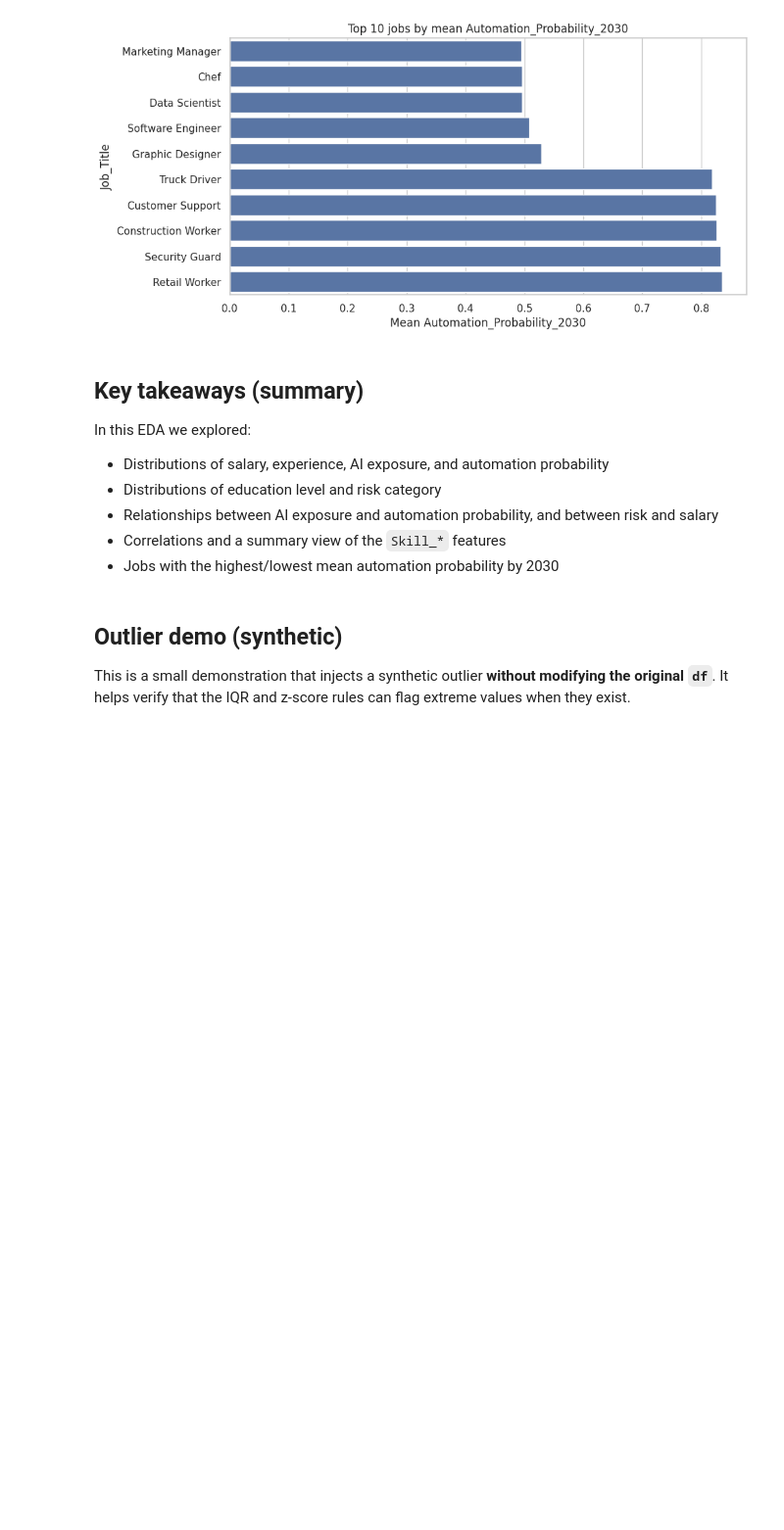
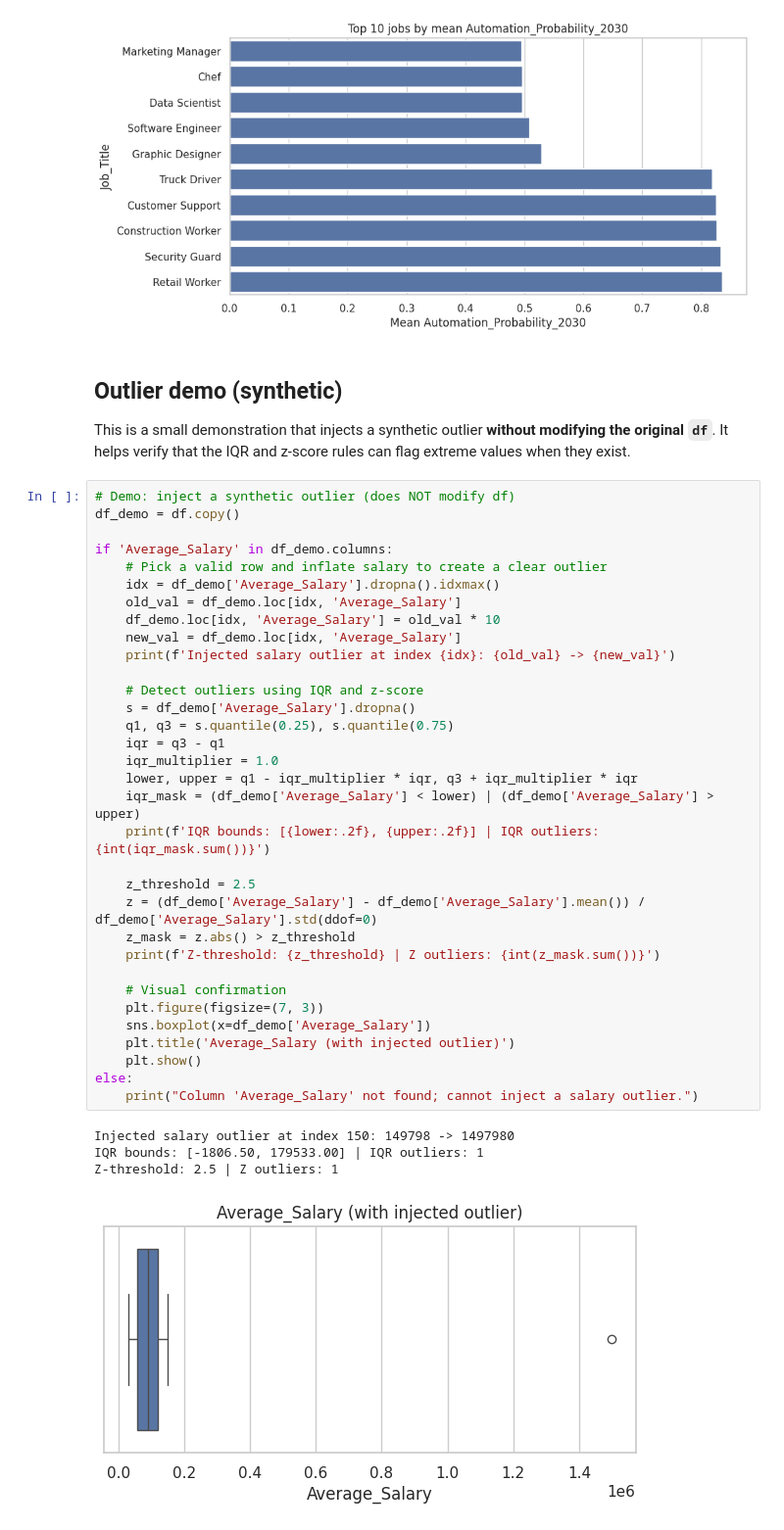
Before and after one commit to AlexandreVilaca1/ai-impact, a Jupyter notebook: EDA.ipynb, the cells around one changed output. Shown at 98% size. Saved outputs shown, nothing was run; the diff lists cells and outputs as text; blank space fills up the shorter version.

```diff
--- a/EDA.ipynb
+++ b/EDA.ipynb
@@ -423,17 +403,45 @@ if {'Job_Title', 'Automation_Probability_2030'}.issubset(df.columns):
 | Research Scientist | 0.174161 |
 | AI Engineer | 0.172214 |
 [figure]
-# %% [markdown]
-## Key takeaways (summary)
-
-In this EDA we explored:
-
-- Distributions of salary, experience, AI exposure, and automation probability
-- Distributions of education level and risk category
-- Relationships between AI exposure and automation probability, and between risk and salary
-- Correlations and a summary view of the `Skill_*` features
-- Jobs with the highest/lowest mean automation probability by 2030
 # %% [markdown]
 ## Outlier demo (synthetic)
 
 This is a small demonstration that injects a synthetic outlier **without modifying the original `df`**. It helps verify that the IQR and z-score rules can flag extreme values when they exist.
+# %%
+# Demo: inject a synthetic outlier (does NOT modify df)
+df_demo = df.copy()
+
+if 'Average_Salary' in df_demo.columns:
+    # Pick a valid row and inflate salary to create a clear outlier
+    idx = df_demo['Average_Salary'].dropna().idxmax()
+    old_val = df_demo.loc[idx, 'Average_Salary']
+    df_demo.loc[idx, 'Average_Salary'] = old_val * 10
+    new_val = df_demo.loc[idx, 'Average_Salary']
+    print(f'Injected salary outlier at index {idx}: {old_val} -> {new_val}')
+
+    # Detect outliers using IQR and z-score
+    s = df_demo['Average_Salary'].dropna()
+    q1, q3 = s.quantile(0.25), s.quantile(0.75)
+    iqr = q3 - q1
+    iqr_multiplier = 1.0
+    lower, upper = q1 - iqr_multiplier * iqr, q3 + iqr_multiplier * iqr
+    iqr_mask = (df_demo['Average_Salary'] < lower) | (df_demo['Average_Salary'] > upper)
+    print(f'IQR bounds: [{lower:.2f}, {upper:.2f}] | IQR outliers: {int(iqr_mask.sum())}')
+
+    z_threshold = 2.5
+    z = (df_demo['Average_Salary'] - df_demo['Average_Salary'].mean()) / df_demo['Average_Salary'].std(ddof=0)
+    z_mask = z.abs() > z_threshold
+    print(f'Z-threshold: {z_threshold} | Z outliers: {int(z_mask.sum())}')
+
+    # Visual confirmation
+    plt.figure(figsize=(7, 3))
+    sns.boxplot(x=df_demo['Average_Salary'])
+    plt.title('Average_Salary (with injected outlier)')
+    plt.show()
+else:
+    print("Column 'Average_Salary' not found; cannot inject a salary outlier.")
+# %% [output]
+Injected salary outlier at index 150: 149798 -> 1497980
+IQR bounds: [-1806.50, 179533.00] | IQR outliers: 1
+Z-threshold: 2.5 | Z outliers: 1
+[figure, added]
```
Also changed, not shown: parts of 8 cells of this notebook.
